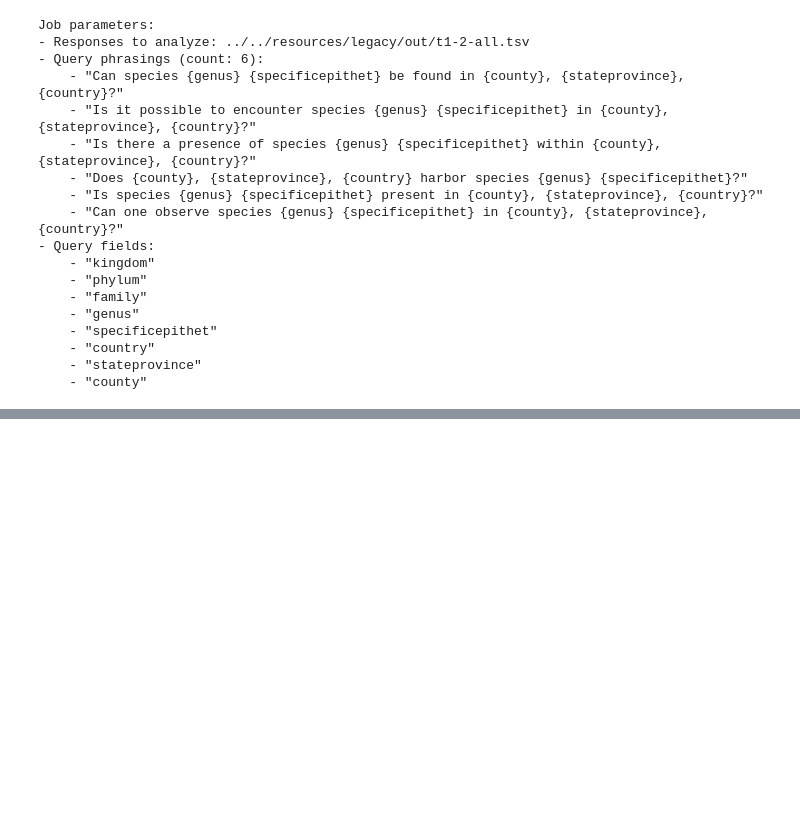
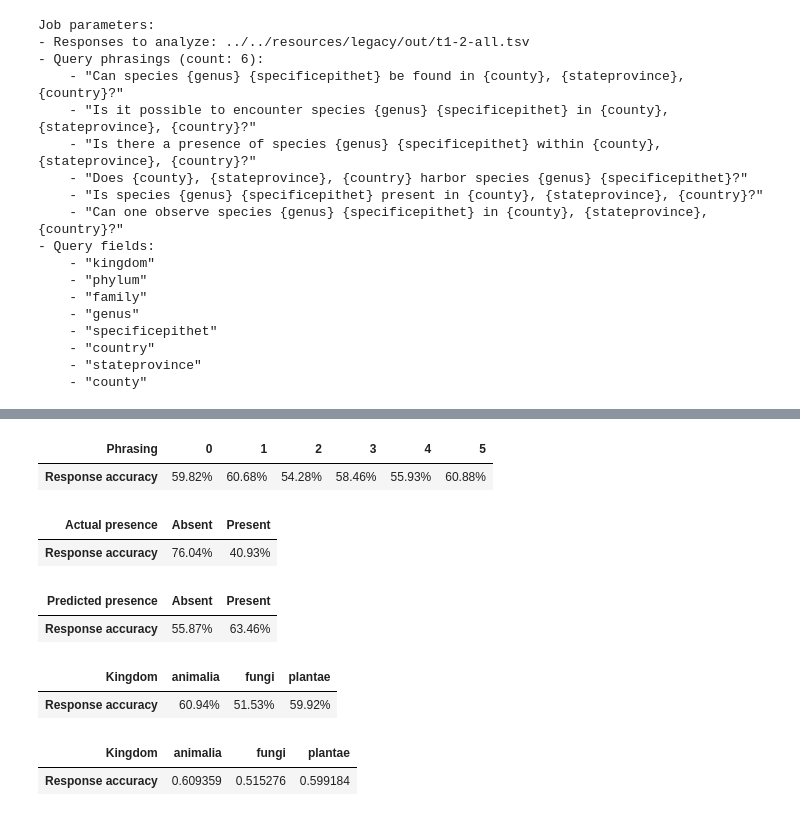
Before and after one commit to mielliott/biodiversity-llms, a Jupyter notebook: tdwg2023/v2/workflow/notebooks/results.py.ipynb, the cells around one changed output, grey strips where cells are left out. Drawn from its saved outputs; the diff is of its cells as text; code cells hidden in the pictures; blank space fills up the shorter version.

```diff
--- a/tdwg2023/v2/workflow/notebooks/results.py.ipynb
+++ b/tdwg2023/v2/workflow/notebooks/results.py.ipynb
@@ -179,3 +197,30 @@ train_df.groupby("kingdom")["correct"].mean() * .5 + .5
+# %%
+def show_accuracies(df, field, title, remap_values={}, format="{:,.2%}"):
+    df = pd.DataFrame(
+        (df.groupby(field)["correct"].mean() * .5 + .5)
+        .rename("Response accuracy")
+    ).transpose()
+    df.columns.name = title
+    df.rename(columns=remap_values, inplace=True)
+
+    display(df.style.format(format))
+    return df
+
+show_accuracies(res, "phrasing", "Phrasing")
+show_accuracies(res, "target", "Actual presence", remap_values={-1: "Absent", 1: "Present"})
+show_accuracies(res, "prediction", "Predicted presence", remap_values={-1: "Absent", 1: "Present"})
+show_accuracies(res, "kingdom", "Kingdom")
+# %% [output]
+| Phrasing | 0 | 1 | 2 | 3 | 4 | 5 |
+| Response accuracy | 59.82% | 60.68% | 54.28% | 58.46% | 55.93% | 60.88% |
+| Actual presence | Absent | Present |
+| Response accuracy | 76.04% | 40.93% |
+| Predicted presence | Absent | Present |
+| Response accuracy | 55.87% | 63.46% |
+| Kingdom | animalia | fungi | plantae |
+| Response accuracy | 60.94% | 51.53% | 59.92% |
+| Kingdom | animalia | fungi | plantae |
+| Response accuracy | 0.609359 | 0.515276 | 0.599184 |
 # %%
 train_kingdoms = [
     "animalia",
```
Also changed, not shown: parts of 16 cells of this notebook.
